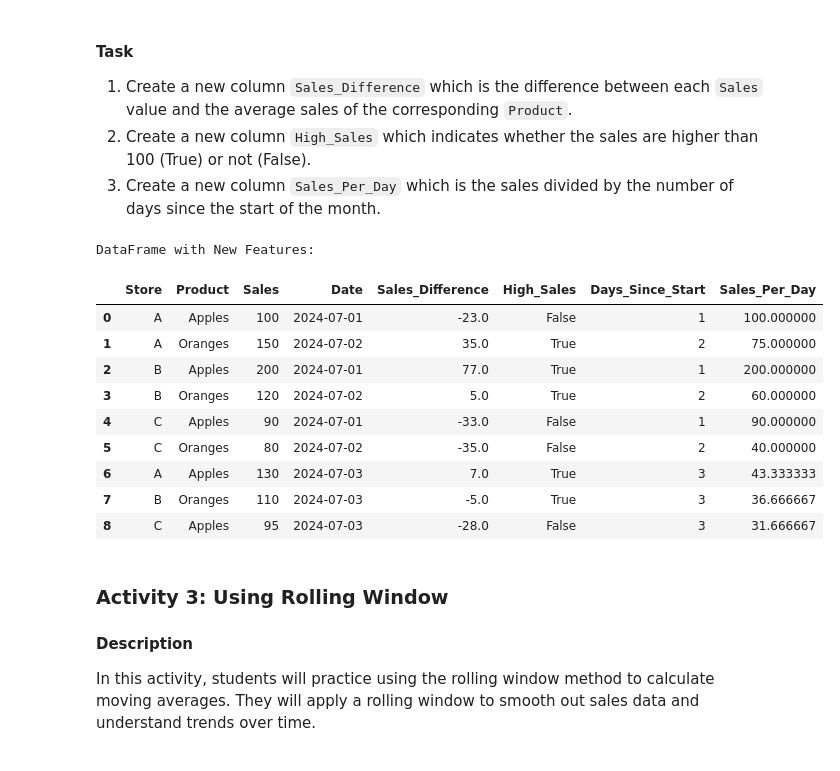
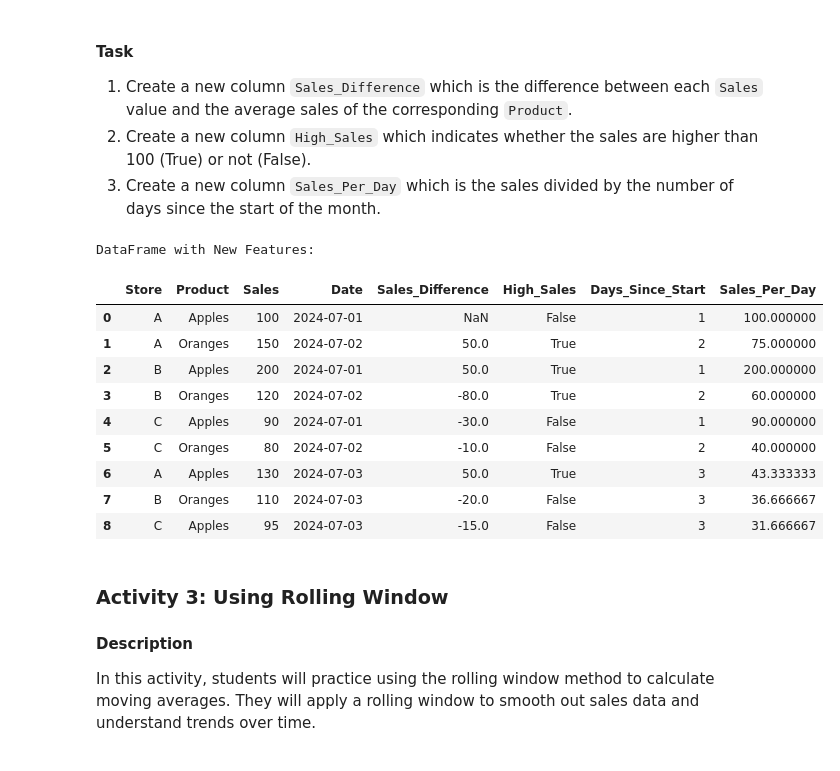
Before and after one commit to xandermacha/TechCatalyst_DE_2025_pub, a Jupyter notebook: Activities/Week 4/Homework/Pandas Transformations.ipynb, the cells around one changed output. Drawn from its saved outputs; the diff is of its cells as text; code cells hidden in the pictures.

```diff
--- a/Activities/Week 4/Homework/Pandas Transformations.ipynb
+++ b/Activities/Week 4/Homework/Pandas Transformations.ipynb
@@ -113,10 +113,10 @@ data = {
 }
 
 # Create DataFrame
-df = #YOUR CODE
+df = pd.DataFrame(data)
 
 # Convert Date column to datetime
-df['Date'] = #YOUR CODE
+df['Date'] = pd.to_datetime(df['Date'])
 
 # Display the DataFrame
 print("Initial DataFrame:")
@@ -141,35 +141,35 @@ Initial DataFrame:
 3. Create a new column `Sales_Per_Day` which is the sales divided by the number of days since the start of the month.
 # %%
 # Calculate the average sales for each product
-product_avg_sales = #YOUR CODE
+product_avg_sales = df.groupby('Product')['Sales'].mean().reset_index()
 
 # Create Sales_Difference column
-df['Sales_Difference'] = #YOUR CODE
+df['Sales_Difference'] = df['Sales'] - df['Sales'].shift(1)
 
 # Create High_Sales column
-df['High_Sales'] = #YOUR CODE
+df['High_Sales'] = df['Sales'] > product_avg_sales['Sales'].mean()
 
 # Calculate the number of days since the start of the month
 df['Days_Since_Start'] = (df['Date'] - df['Date'].min()).dt.days + 1
 
 # Create Sales_Per_Day column
-df['Sales_Per_Day'] = #YOUR CODE
+df['Sales_Per_Day'] = df['Sales'] / df['Days_Since_Start']
 
 # Display the DataFrame with new features
 print("DataFrame with New Features:")
 display(df)
 # %% [output]
 DataFrame with New Features:
 |  | Store | Product | Sales | Date | Sales_Difference | High_Sales | Days_Since_Start | Sales_Per_Day |
-| 0 | A | Apples | 100 | 2024-07-01 | -23.0 | False | 1 | 100.000000 |
-| 1 | A | Oranges | 150 | 2024-07-02 | 35.0 | True | 2 | 75.000000 |
-| 2 | B | Apples | 200 | 2024-07-01 | 77.0 | True | 1 | 200.000000 |
-| 3 | B | Oranges | 120 | 2024-07-02 | 5.0 | True | 2 | 60.000000 |
-| 4 | C | Apples | 90 | 2024-07-01 | -33.0 | False | 1 | 90.000000 |
-| 5 | C | Oranges | 80 | 2024-07-02 | -35.0 | False | 2 | 40.000000 |
-| 6 | A | Apples | 130 | 2024-07-03 | 7.0 | True | 3 | 43.333333 |
-| 7 | B | Oranges | 110 | 2024-07-03 | -5.0 | True | 3 | 36.666667 |
-| 8 | C | Apples | 95 | 2024-07-03 | -28.0 | False | 3 | 31.666667 |
+| 0 | A | Apples | 100 | 2024-07-01 | NaN | False | 1 | 100.000000 |
+| 1 | A | Oranges | 150 | 2024-07-02 | 50.0 | True | 2 | 75.000000 |
+| 2 | B | Apples | 200 | 2024-07-01 | 50.0 | True | 1 | 200.000000 |
+| 3 | B | Oranges | 120 | 2024-07-02 | -80.0 | True | 2 | 60.000000 |
+| 4 | C | Apples | 90 | 2024-07-01 | -30.0 | False | 1 | 90.000000 |
+| 5 | C | Oranges | 80 | 2024-07-02 | -10.0 | False | 2 | 40.000000 |
+| 6 | A | Apples | 130 | 2024-07-03 | 50.0 | True | 3 | 43.333333 |
+| 7 | B | Oranges | 110 | 2024-07-03 | -20.0 | False | 3 | 36.666667 |
+| 8 | C | Apples | 95 | 2024-07-03 | -15.0 | False | 3 | 31.666667 |
 # %% [markdown]
 ### Activity 3: Using Rolling Window
 
```
Also changed, not shown: parts of 18 cells of this notebook.
